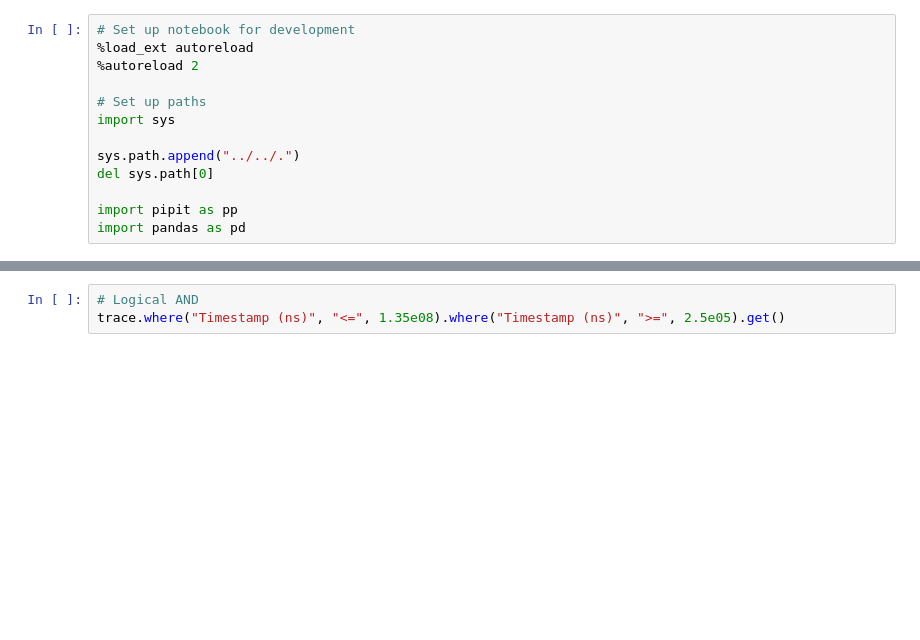
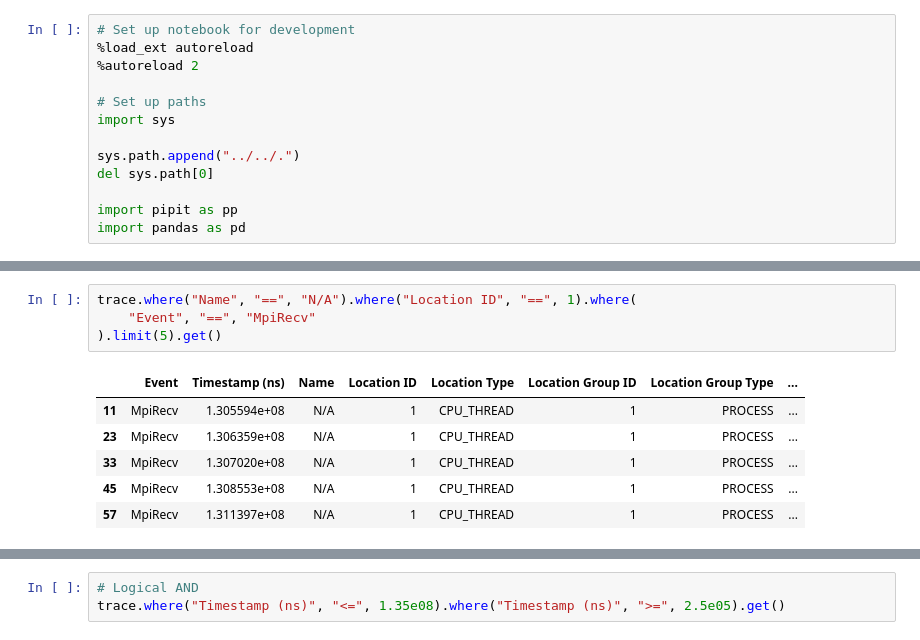
Before and after one commit to hpcgroup/pipit, a Jupyter notebook: docs/examples/query.ipynb, the cells around one changed output, grey strips where cells are left out. Saved outputs shown, nothing was run; the diff lists cells and outputs as text; blank space fills up the shorter version.

```diff
--- a/docs/examples/query.ipynb
+++ b/docs/examples/query.ipynb
@@ -16,0 +52,11 @@ trace = pp.Trace(None, df)
+# %%
+trace.where("Name", "==", "N/A").where("Location ID", "==", 1).where(
+    "Event", "==", "MpiRecv"
+).limit(5).get()
+# %% [output]
+|  | Event | Timestamp (ns) | Name | Location ID | Location Type | Location Group ID | Location Group Type | ... |
+| 11 | MpiRecv | 1.305594e+08 | N/A | 1 | CPU_THREAD | 1 | PROCESS | ... |
+| 23 | MpiRecv | 1.306359e+08 | N/A | 1 | CPU_THREAD | 1 | PROCESS | ... |
+| 33 | MpiRecv | 1.307020e+08 | N/A | 1 | CPU_THREAD | 1 | PROCESS | ... |
+| 45 | MpiRecv | 1.308553e+08 | N/A | 1 | CPU_THREAD | 1 | PROCESS | ... |
+| 57 | MpiRecv | 1.311397e+08 | N/A | 1 | CPU_THREAD | 1 | PROCESS | ... |
```
Also changed, not shown: parts of 14 cells of this notebook, 1 other file.
